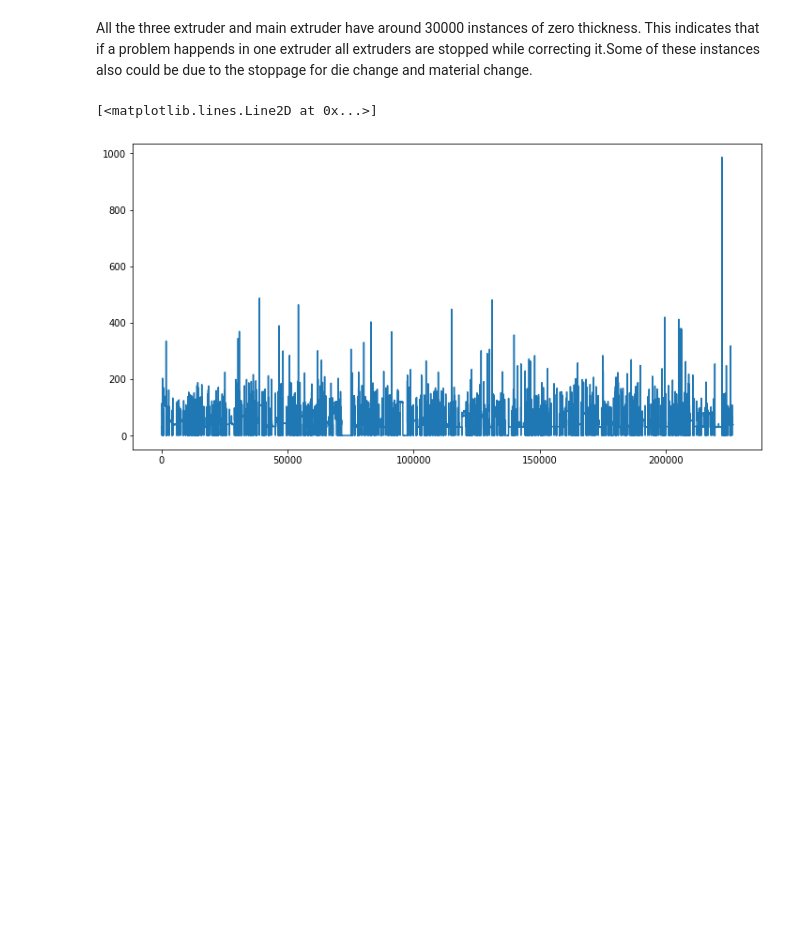
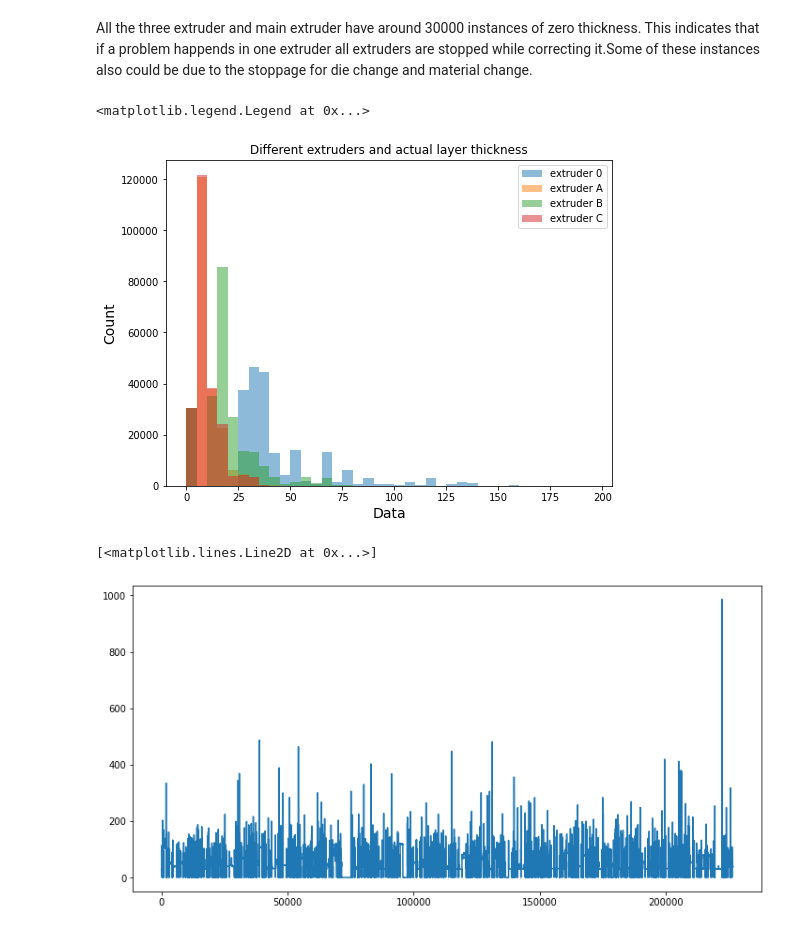
Before and after one commit to sanalps/Plastic_Extruder_Failure_Analysis, a Jupyter notebook: Extruder_a2_EDA.ipynb, the cells around one changed output. Saved outputs shown, nothing was run; the diff lists cells and outputs as text; code cells hidden in the pictures; blank space fills up the shorter version.

```diff
--- a/Extruder_a2_EDA.ipynb
+++ b/Extruder_a2_EDA.ipynb
@@ -119,3 +176,19 @@ array([[<matplotlib.axes._subplots.AxesSubplot object at 0x...>,
 # %% [markdown]
 All the three extruder and main extruder have around 30000 instances of zero thickness. This indicates that if a problem happends in one extruder all extruders are stopped while correcting it.Some of these instances also could be due to the stoppage for die change and material change.
+# %%
+plt.figure(figsize=(8,6))
+plt.hist(df['ST110_VAREx_0_SDickeIst'], bins=range(0, 200,5), alpha=0.5, label="extruder 0")
+
+plt.hist(df['ST110_VAREx_1_SDickeIst'], bins=range(0, 200,5), alpha=0.5, label="extruder A")
+
+plt.hist(df['ST110_VAREx_2_SDickeIst'], bins=range(0, 200,5), alpha=0.5, label="extruder B")
+
+plt.hist(df['ST110_VAREx_3_SDickeIst'], bins=range(0, 200,5), alpha=0.5, label="extruder C")
+plt.xlabel("Data", size=14)
+plt.ylabel("Count", size=14)
+plt.title("Different extruders and actual layer thickness")
+plt.legend(loc='upper right')
+# %% [output]
+<matplotlib.legend.Legend at 0x...>
+[figure, added]
 # %%
```
Also changed, not shown: parts of 72 cells of this notebook.
